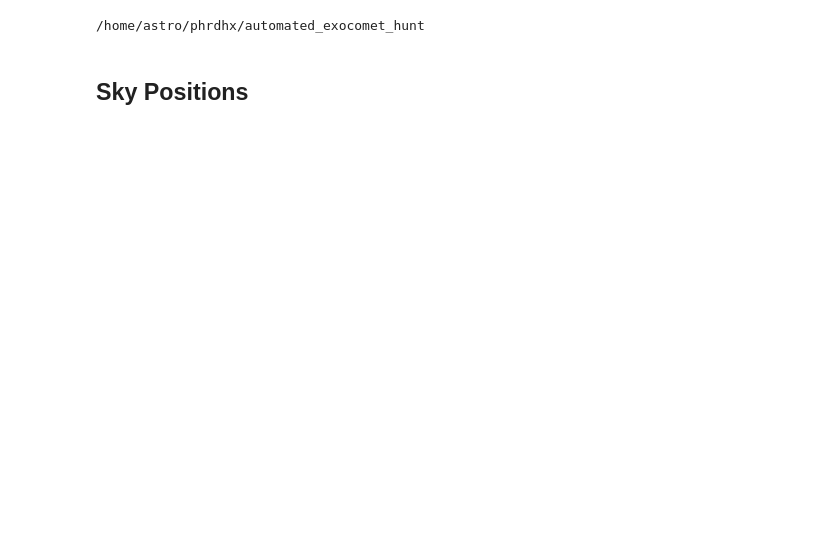
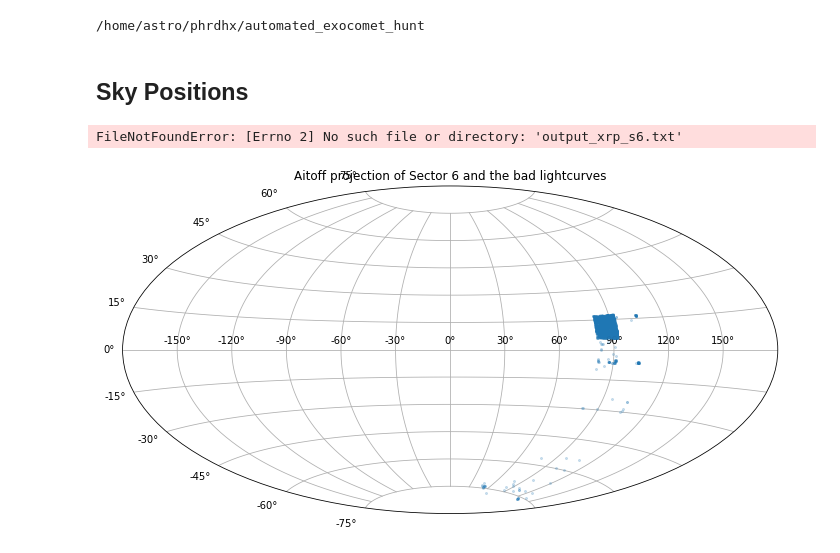
Before and after one commit to azibn/automated_exocomet_hunt, a Jupyter notebook: Notebooks/sky_positions.ipynb, the cells around one changed output. Drawn from its saved outputs; the diff is of its cells as text; code cells hidden in the pictures; blank space fills up the shorter version.

```diff
--- a/Notebooks/sky_positions.ipynb
+++ b/Notebooks/sky_positions.ipynb
@@ -38,37 +38,37 @@ def filter_df(df,min_asym_score=1.0,max_asym_score=2.0,duration=0.5,signal=-5.0)
 # %%
 df = get_output('output_xrp_s6.txt')
 filtered_df = filter_df(df)
-table = Table.from_pandas(filtered_df)
+table = Table.from_pandas(df)
+# %% [output]
+FileNotFoundError: [Errno 2] No such file or directory: 'output_xrp_s6.txt'
 # %%
 path = '/storage/astro2/phrdhx/tesslcs'
 sector = 6
 # %%
 tic_id = []
-ra_rad = []
-dec_rad = []
-for i in filtered_df.file:
+ra_tot = []
+dec_tot = []
+for i in tqdm(df.file):
     file_paths = glob.glob(os.path.join(path,f'**/**/{i}'))[0]
     ref = pd.read_pickle(glob.glob(os.path.join(path,f'**/**/{i}'))[0])
     table = import_XRPlightcurve(file_paths,sector=sector,drop_bad_points=True)[0] # drop_bad_points is True
     store = import_XRPlightcurve(file_paths,sector=sector,drop_bad_points=True)[1]
     tic = store[0]
-    ra = store[1] * u.degree
-    dec = store[2] * u.degree
-    c = SkyCoord(ra=ra, dec=dec, frame='icrs')
-    ra_rad.append(c.ra.wrap_at(180 * u.deg).radian)
-    dec_rad.append(c.dec.radian)
+    ra_tot.append(store[1] * u.degree)
+    dec_tot.append(store[2] * u.degree)
 # %%
 box = df[(df['signal/noise'] <= -7.4) & (df['asym_score'] >= 1.30) & (df['transit_prob'] == 'maybeTransit') & (df['asym_score'] <= 1.60) & (df['signal/noise'] >= -12)]
 to_import = box['file']
 # %%
 box_ra_rad = []
 box_dec_rad = []
-for i in to_import:
+for i in tqdm(to_import):
     file_paths = glob.glob(os.path.join(path,f'**/**/{i}'))[0]
     ref = pd.read_pickle(glob.glob(os.path.join(path,f'**/**/{i}'))[0])
     table = import_XRPlightcurve(file_paths,sector=sector,drop_bad_points=True)[0] # drop_bad_points is True
     store = import_XRPlightcurve(file_paths,sector=sector,drop_bad_points=True)[1]
     box_tic = store[0]
+    chip = store[5]
     ra = store[1] * u.degree
     dec = store[2] * u.degree
     d = SkyCoord(ra=ra, dec=dec, frame='icrs')
@@ -77,12 +77,14 @@ for i in to_import:
 # %%
 plt.figure(figsize=(12,7))
 plt.subplot(111, projection="aitoff")
 plt.title("Aitoff projection of Sector 6 and the bad lightcurves")
 plt.grid(True)
-plt.plot(ra_rad, dec_rad, 'o', markersize=2, alpha=0.2)
-plt.plot(box_ra_rad,box_dec_rad,'y', markersize=2, alpha=0.2)
+plt.plot(box_ra_rad, box_dec_rad, 'o', markersize=2, alpha=0.2)
+#plt.plot(ra_tot,dec_tot,'y', markersize=2, alpha=0.2)
 plt.subplots_adjust(top=0.65,bottom=0.0)
 plt.show()
+# %% [output]
+[figure, added]
 # %%
 plt.subplot(111, projection="aitoff")
 plt.plot(ra_rad, dec_rad, 'b', markersize=2, alpha=0.2)
```
Also changed, not shown: parts of 6 cells of this notebook.
